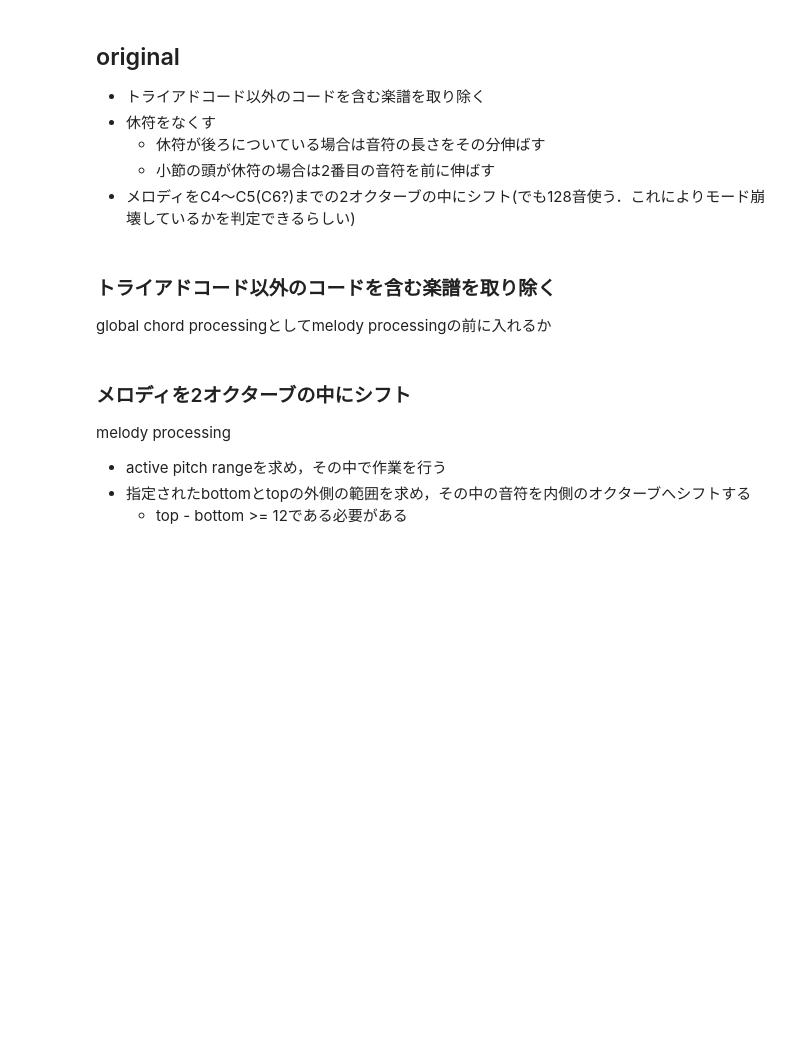
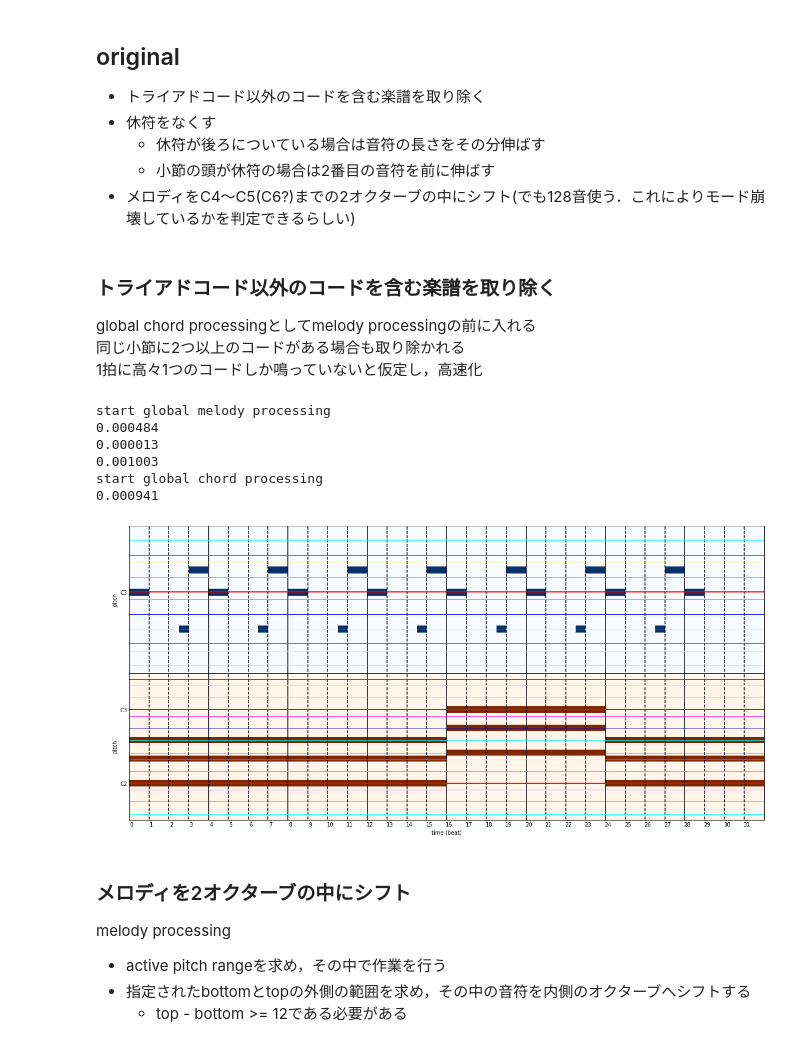
Before and after one commit to fuurin/midinet-followup, a Jupyter notebook: midinet_preparation.ipynb, the cells around one changed output. Saved outputs shown, nothing was run; the diff lists cells and outputs as text; code cells hidden in the pictures; blank space fills up the shorter version.

```diff
--- a/midinet_preparation.ipynb
+++ b/midinet_preparation.ipynb
@@ -625,4 +625,6 @@ start chord processing
 - メロディをC4～C5(C6?)までの2オクターブの中にシフト(でも128音使う．これによりモード崩壊しているかを判定できるらしい)
 # %% [markdown]
 ### トライアドコード以外のコードを含む楽譜を取り除く
-global chord processingとしてmelody processingの前に入れるか
+global chord processingとしてmelody processingの前に入れる
+同じ小節に2つ以上のコードがある場合も取り除かれる
+1拍に高々1つのコードしか鳴っていないと仮定し，高速化
@@ -636,3 +687,27 @@ class RemoveNonTriadChords(Processor):
+# %%
+ppr = get_sample()
+remove_non_triads = RemoveNonTriadBars()
+melody = ppr.tracks[0]
+chord_track = ppr.tracks[1]
+
+print("start global melody processing")
+for p in [binalize, down_resolution, remove_empty_bars]:
+    with Timer():
+        ppr, melody = p(ppr, melody)
+
+print("start global chord processing")
+with Timer():
+    ppr, chord_track = remove_non_triads(ppr, chord_track)
+
+grid_plot(ppr)
+# %% [output]
+start global melody processing
+0.000484
+0.000013
+0.001003
+start global chord processing
+0.000941
+[figure, added]
 # %% [markdown]
 ### メロディを2オクターブの中にシフト
 melody processing
```
Also changed, not shown: parts of 15 cells of this notebook.
